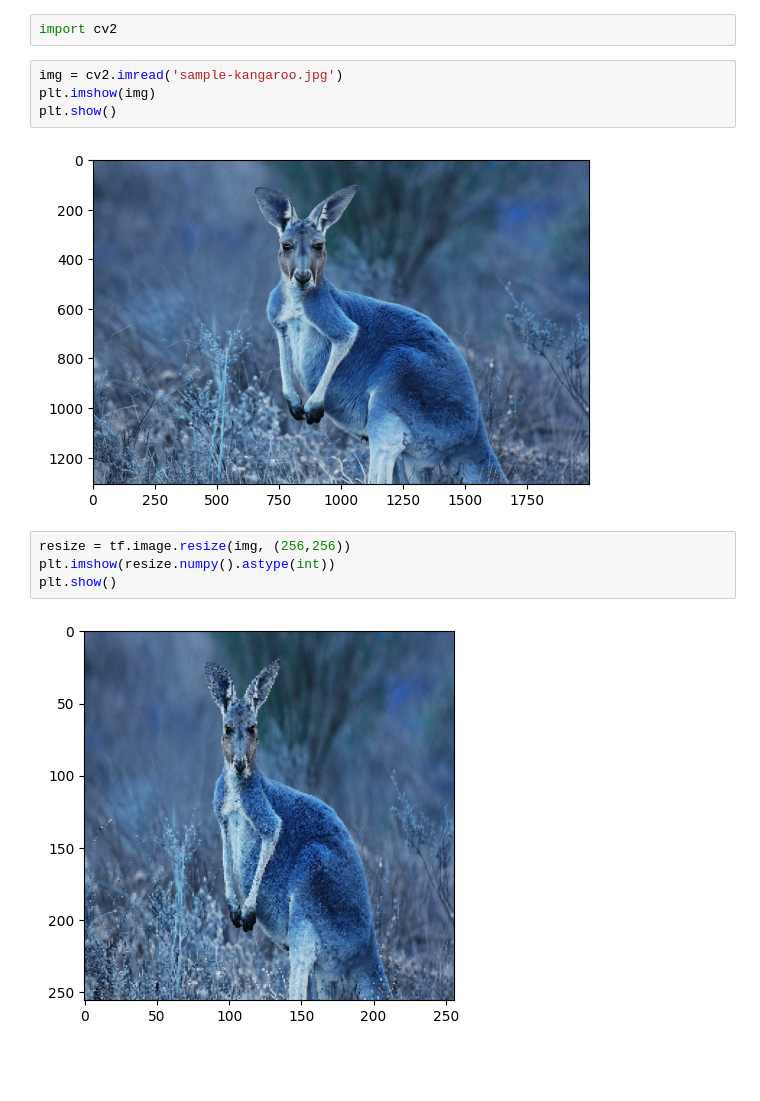
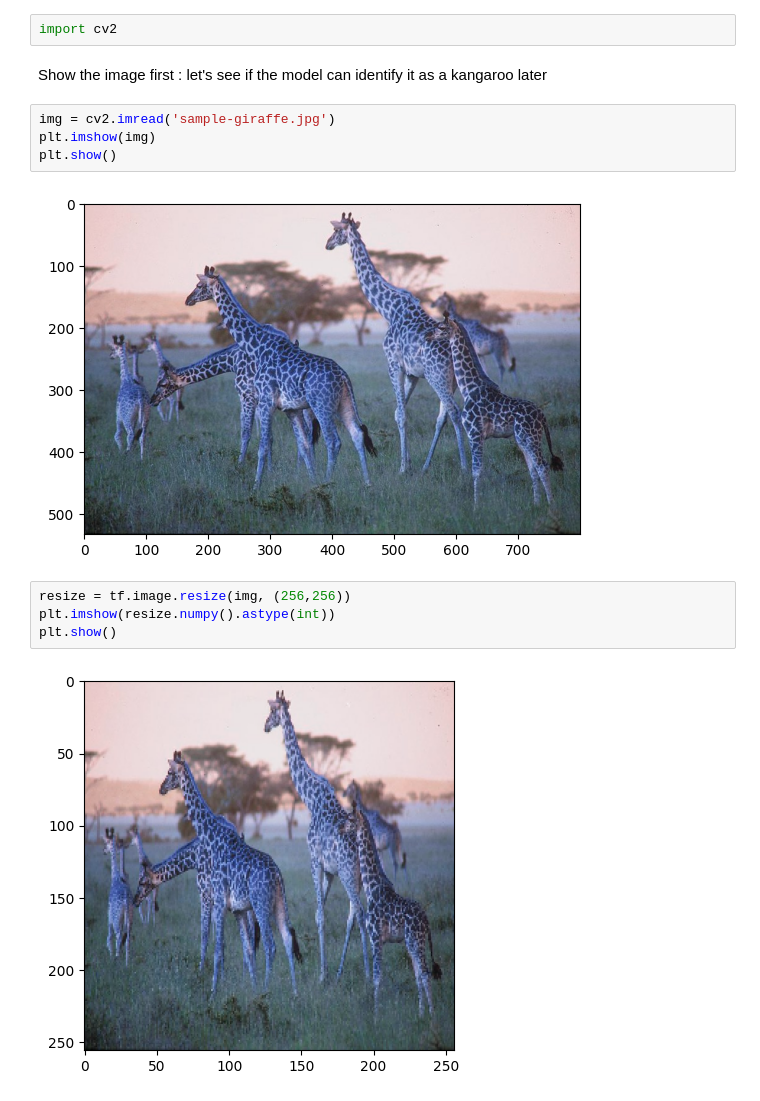
Before and after one commit to RexanWONG/kangaroo-or-giraffe, a Jupyter notebook: imageClassifier.ipynb, the cells around one changed output. Saved outputs shown, nothing was run; the diff lists cells and outputs as text; blank space fills up the shorter version.

```diff
--- a/imageClassifier.ipynb
+++ b/imageClassifier.ipynb
@@ -200,18 +309,20 @@ tf.Tensor(0.8181818, shape=(), dtype=float32) tf.Tensor(0.8181818, shape=(), dty
 # 10. Test
 # %%
 import cv2
+# %% [markdown]
+Show the image first : let's see if the model can identify it as a kangaroo later
 # %%
-img = cv2.imread('sample-kangaroo.jpg')
+img = cv2.imread('sample-giraffe.jpg')
 plt.imshow(img)
 plt.show()
 # %% [output]
-[figure, old version]
+[figure, new version]
 # %%
 resize = tf.image.resize(img, (256,256))
 plt.imshow(resize.numpy().astype(int))
 plt.show()
 # %% [output]
-[figure, old version]
+[figure, new version]
 # %%
 yhat = model.predict(np.expand_dims(resize/255, 0))
 # %% [output]
```
Also changed, not shown: parts of 56 cells of this notebook, 6 other files.
